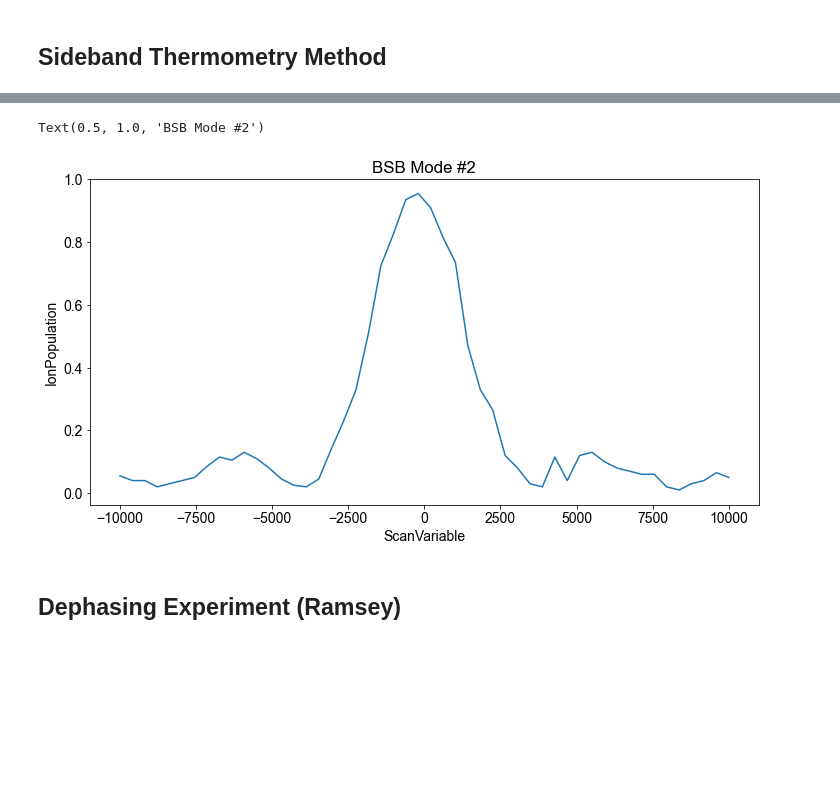
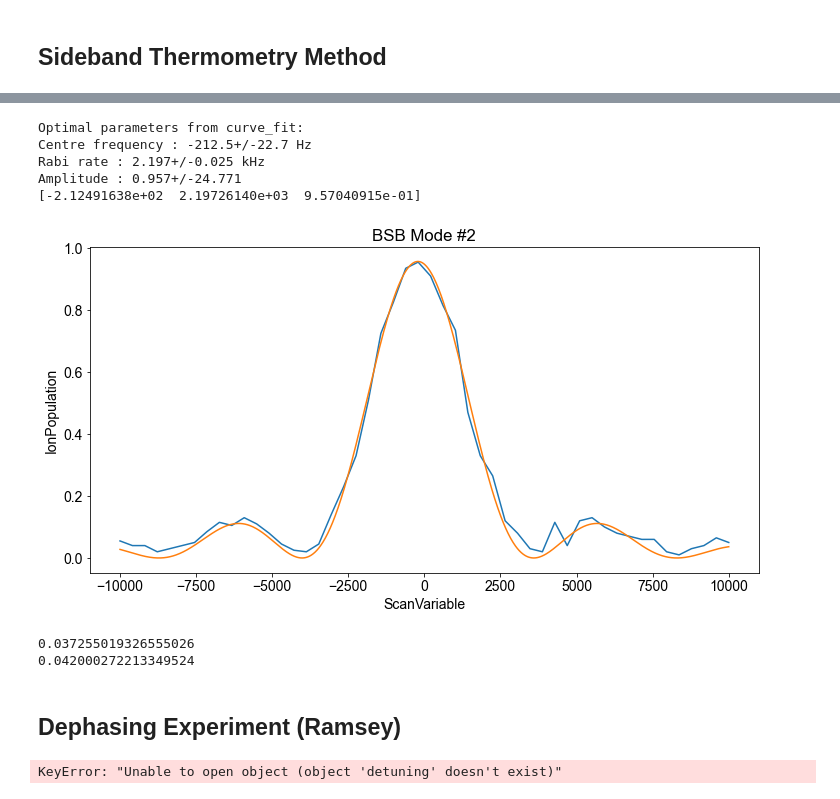
Before and after one commit to maverickmillican/Maverick, a Jupyter notebook: Temperature_Calculations.ipynb, the cells around one changed output, grey strips where cells are left out. Drawn from its saved outputs; the diff is of its cells as text; code cells hidden in the pictures; blank space fills up the shorter version.

```diff
--- a/Temperature_Calculations.ipynb
+++ b/Temperature_Calculations.ipynb
@@ -238,26 +437,74 @@ Text(0.5, 1.0, 'BSB Mode #1')
 # %%
 fileName = '000027080-RamanDdsApdBsbFreqScan.h5'
 
 
 f = h5py.File(fileName,'r')
 #Get the HDF5 group
 group = f['datasets']
 population = f['datasets/plot.1d_scan.histogram_context.probability']
-P1 = population[()]
+P1 = np.transpose(population[()])[0]
 time = f['datasets/scan/detuning']
 time = time[()]
 f.close()
 # print(time)
+
+pi_time = 229.2e-6
+rabi_rate = 1/(2*pi_time)
 
 fig = plt.figure(figsize=(12,6))
 ax = fig.add_subplot(111)
 ax.plot(time, P1)
 plot_title = 'BSB Mode #2'
 ax.set_xlabel('ScanVariable')
 ax.set_ylabel('IonPopulation')
 ax.set_title(str(plot_title))
+
+
+popt, pcov = fit_frequency_scan(time, P1, .8, rabi_rate, 0, True)
+x = np.linspace(-10000, 10000, 1000)
+y = frequency_scan_model(x, *popt)
+ax.plot(x, y)
+print(popt)
+prob_bsb2 = popt[2]
 # %% [output]
-Text(0.5, 1.0, 'BSB Mode #2')
+Optimal parameters from curve_fit:
+Centre frequency : -212.5+/-22.7 Hz
+Rabi rate : 2.197+/-0.025 kHz
+Amplitude : 0.957+/-24.771
+[-2.12491638e+02  2.19726140e+03  9.57040915e-01]
-[figure, old version]
+[figure, new version]
+# %%
+mode1_rate = prob_rsb1/prob_bsb1
+mode2_rate = prob_rsb2/prob_bsb2
+nbar1 = mode1_rate / (1 - mode1_rate)
+nbar2 = mode2_rate / (1 - mode2_rate)
+print(nbar1)
+print(nbar2)
+# %% [output]
+0.037255019326555026
+0.042000272213349524
 # %% [markdown]
 ## Dephasing Experiment (Ramsey)
+# %%
+fileName = '000027082-RamanDdsApdBsbRamseyCoherence.h5'
+
+
+f = h5py.File(fileName,'r')
+#Get the HDF5 group
+group = f['datasets']
+population = f['datasets/plot.1d_scan.histogram_context.probability']
+P1 = population[()]
+time = f['datasets/scan/detuning']
+time = time[()]
+f.close()
+# print(time)
+
+fig = plt.figure(figsize=(12,6))
+ax = fig.add_subplot(111)
+ax.plot(time, P1)
+plot_title = 'BSB Mode #2'
+ax.set_xlabel('ScanVariable')
+ax.set_ylabel('IonPopulation')
+ax.set_title(str(plot_title))
+# %% [output]
+KeyError: "Unable to open object (object 'detuning' doesn't exist)"
```
Also changed, not shown: parts of 22 cells of this notebook, 9 other files.
